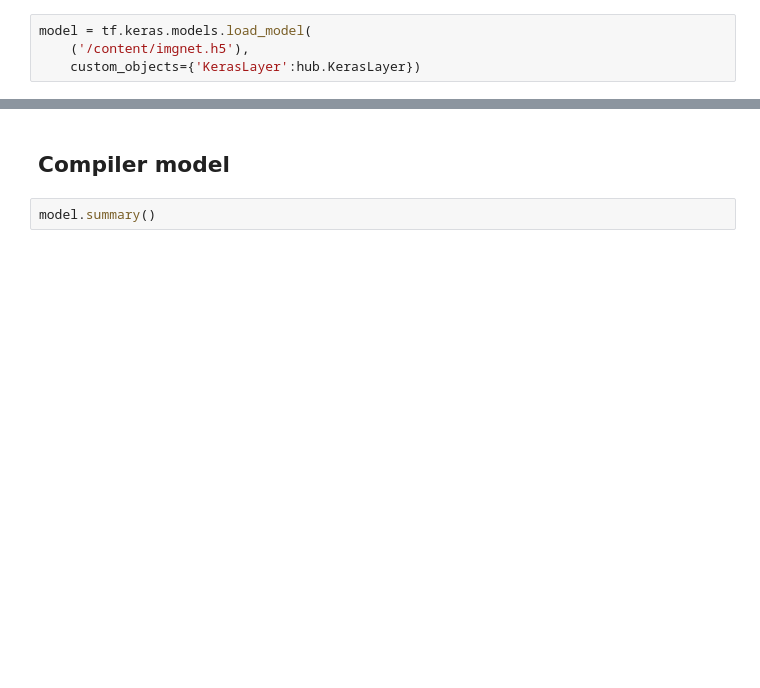
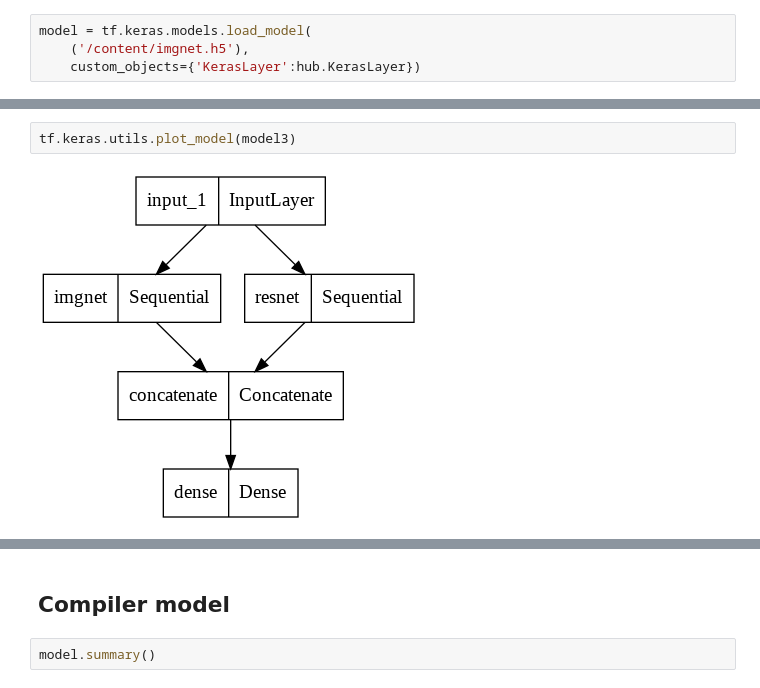
Before and after one commit to biplobsd/ImageClassificationTest, a Jupyter notebook: cnn_transfer_learning.ipynb, the cells around one changed output, grey strips where cells are left out. Cells and saved outputs as stored; diff of their text form; blank space fills up the shorter version.

```diff
--- a/cnn_transfer_learning.ipynb
+++ b/cnn_transfer_learning.ipynb
@@ -160,0 +214,4 @@ def build_model(loaded):
+# %%
+tf.keras.utils.plot_model(model3)
+# %% [output]
+[figure, added]
```
Also changed, not shown: parts of 59 cells of this notebook.
